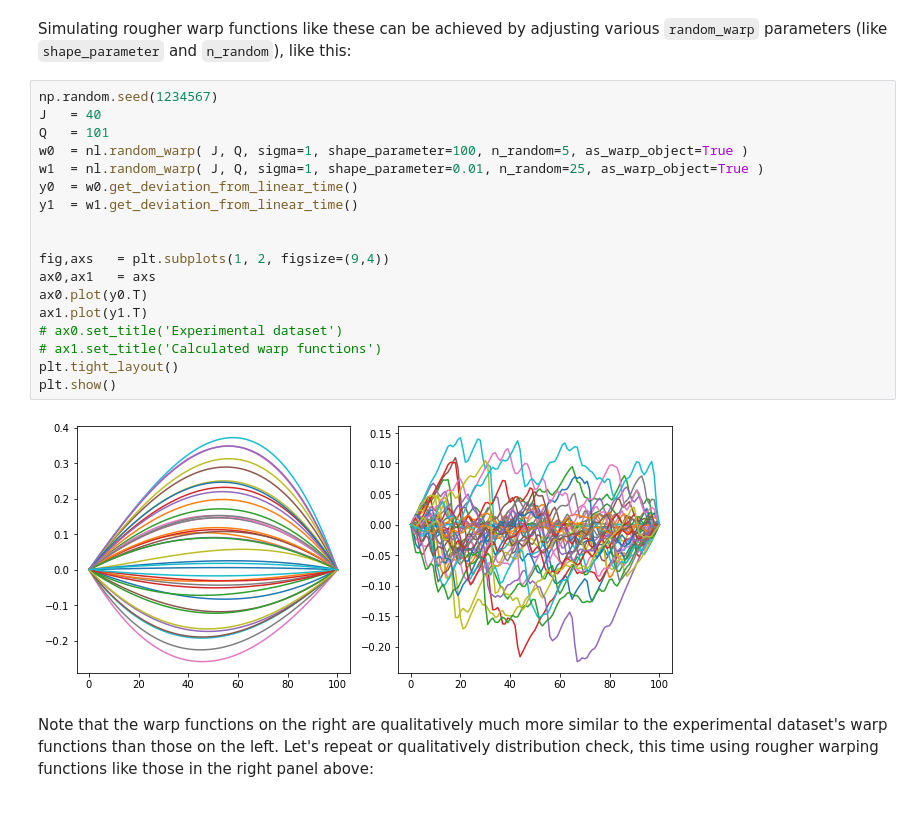
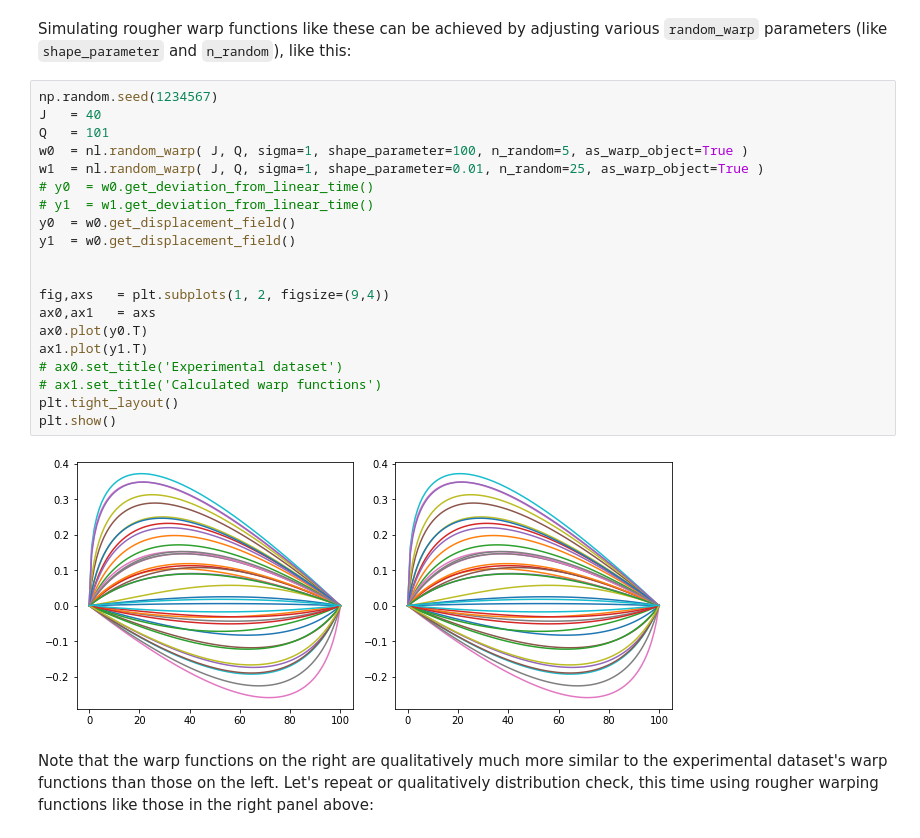
Before and after one commit to 0todd0000/nlreg1d, a Jupyter notebook: Notebooks/5-Assumptions.ipynb, the cells around one changed output. Saved outputs shown, nothing was run; the diff lists cells and outputs as text.

```diff
--- a/Notebooks/5-Assumptions.ipynb
+++ b/Notebooks/5-Assumptions.ipynb
@@ -157,23 +159,25 @@ Simulating rougher warp functions like these can be achieved by adjusting variou
 # %%
 np.random.seed(1234567)
 J   = 40
 Q   = 101
 w0  = nl.random_warp( J, Q, sigma=1, shape_parameter=100, n_random=5, as_warp_object=True )
 w1  = nl.random_warp( J, Q, sigma=1, shape_parameter=0.01, n_random=25, as_warp_object=True )
-y0  = w0.get_deviation_from_linear_time()
-y1  = w1.get_deviation_from_linear_time()
+# y0  = w0.get_deviation_from_linear_time()
+# y1  = w1.get_deviation_from_linear_time()
+y0  = w0.get_displacement_field()
+y1  = w0.get_displacement_field()
 
 
 fig,axs   = plt.subplots(1, 2, figsize=(9,4))
 ax0,ax1   = axs
 ax0.plot(y0.T)
 ax1.plot(y1.T)
 # ax0.set_title('Experimental dataset')
 # ax1.set_title('Calculated warp functions')
 plt.tight_layout()
 plt.show()
 # %% [output]
-[figure, old version]
+[figure, new version]
 # %% [markdown]
 Note that the warp functions on the right are qualitatively much more similar to the experimental dataset's warp functions than those on the left. Let's repeat or qualitatively distribution check, this time using rougher warping functions like those in the right panel above:
 # %%
```
Also changed, not shown: parts of 6 cells of this notebook.
